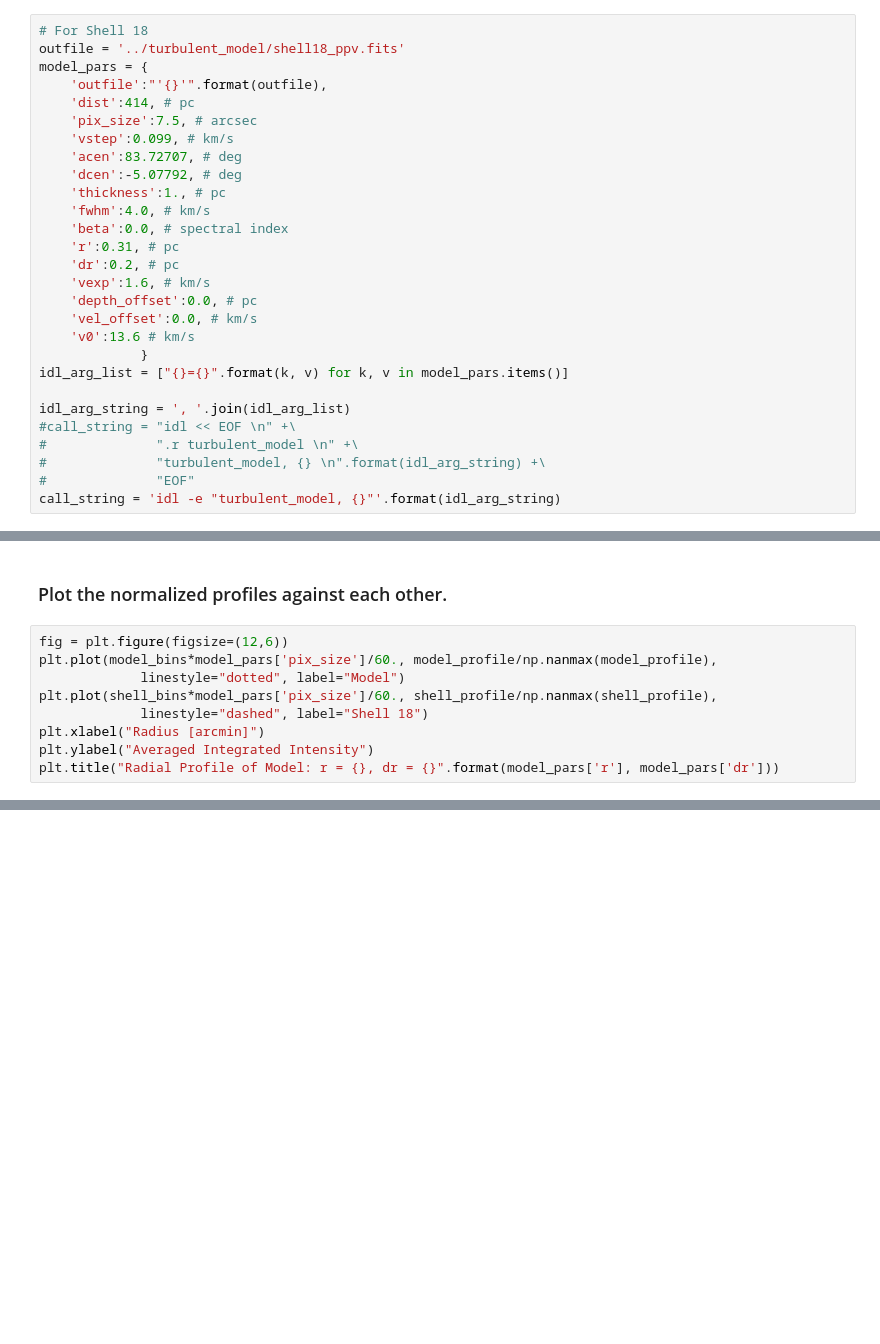
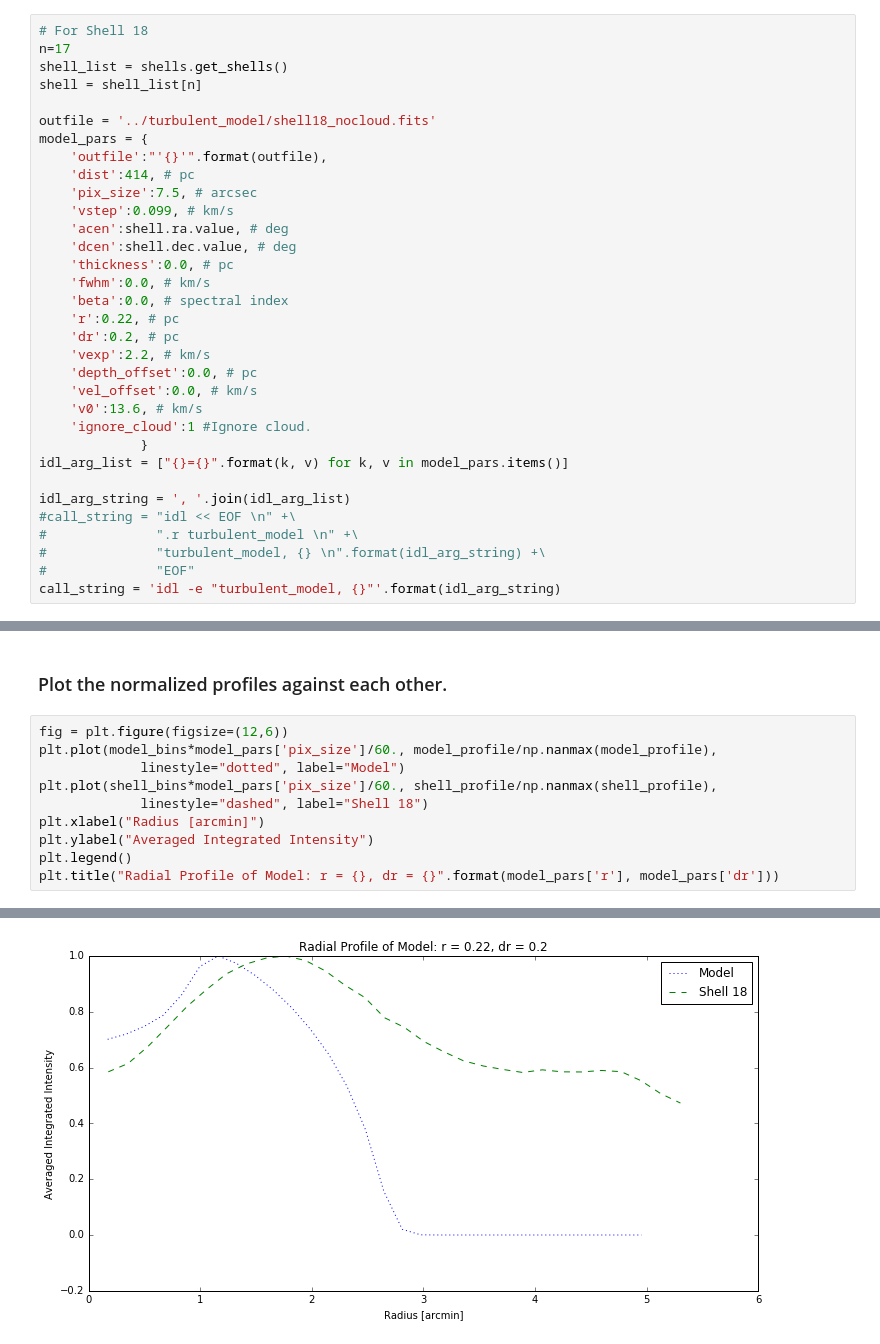
Before and after one commit to jrobbfed/carma, a Jupyter notebook: notebooks/Shell Models Compared to Catalogued Orion A Shells.ipynb, the cells around one changed output, grey strips where cells are left out. Drawn from its saved outputs; the diff is of its cells as text; blank space fills up the shorter version.

Commit message:
Can optionally make bubble models without any underlying turbulent cloud.

```diff
--- a/notebooks/Shell Models Compared to Catalogued Orion A Shells.ipynb
+++ b/notebooks/Shell Models Compared to Catalogued Orion A Shells.ipynb
@@ -54,23 +62,28 @@ fig.colorbar.set_axis_label_text("FWHM (m/s)")
 ### Plot an example turbulent model cube.
 # %%
 # For Shell 18
-outfile = '../turbulent_model/shell18_ppv.fits'
+n=17
+shell_list = shells.get_shells()
+shell = shell_list[n]
+
+outfile = '../turbulent_model/shell18_nocloud.fits'
 model_pars = {
     'outfile':"'{}'".format(outfile),
     'dist':414, # pc
     'pix_size':7.5, # arcsec
     'vstep':0.099, # km/s
-    'acen':83.72707, # deg
-    'dcen':-5.07792, # deg
-    'thickness':1., # pc
-    'fwhm':4.0, # km/s
+    'acen':shell.ra.value, # deg
+    'dcen':shell.dec.value, # deg
+    'thickness':0.0, # pc
+    'fwhm':0.0, # km/s
     'beta':0.0, # spectral index
-    'r':0.31, # pc
+    'r':0.22, # pc
     'dr':0.2, # pc
-    'vexp':1.6, # km/s
+    'vexp':2.2, # km/s
     'depth_offset':0.0, # pc
     'vel_offset':0.0, # km/s
-    'v0':13.6 # km/s
+    'v0':13.6, # km/s
+    'ignore_cloud':1 #Ignore cloud.
              }
 idl_arg_list = ["{}={}".format(k, v) for k, v in model_pars.items()]
 
@@ -136,4 +163,6 @@ plt.plot(shell_bins*model_pars['pix_size']/60., shell_profile/np.nanmax(shell_pr
              linestyle="dashed", label="Shell 18")
 plt.xlabel("Radius [arcmin]")
 plt.ylabel("Averaged Integrated Intensity")
+plt.legend()
 plt.title("Radial Profile of Model: r = {}, dr = {}".format(model_pars['r'], model_pars['dr']))
+# %% [output]
@@ -139,0 +170 @@ plt.title("Radial Profile of Model: r = {}, dr = {}".format(model_pars['r'], mod
+[figure, added]
```
Also changed, not shown: parts of 12 cells of this notebook, 3 other files.
